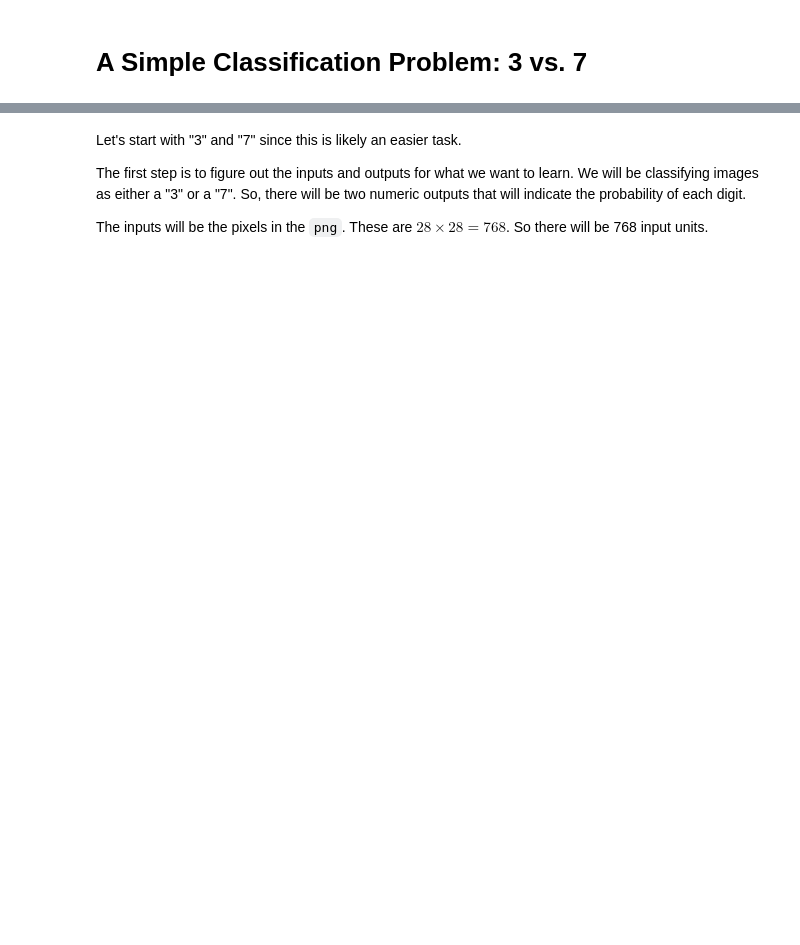
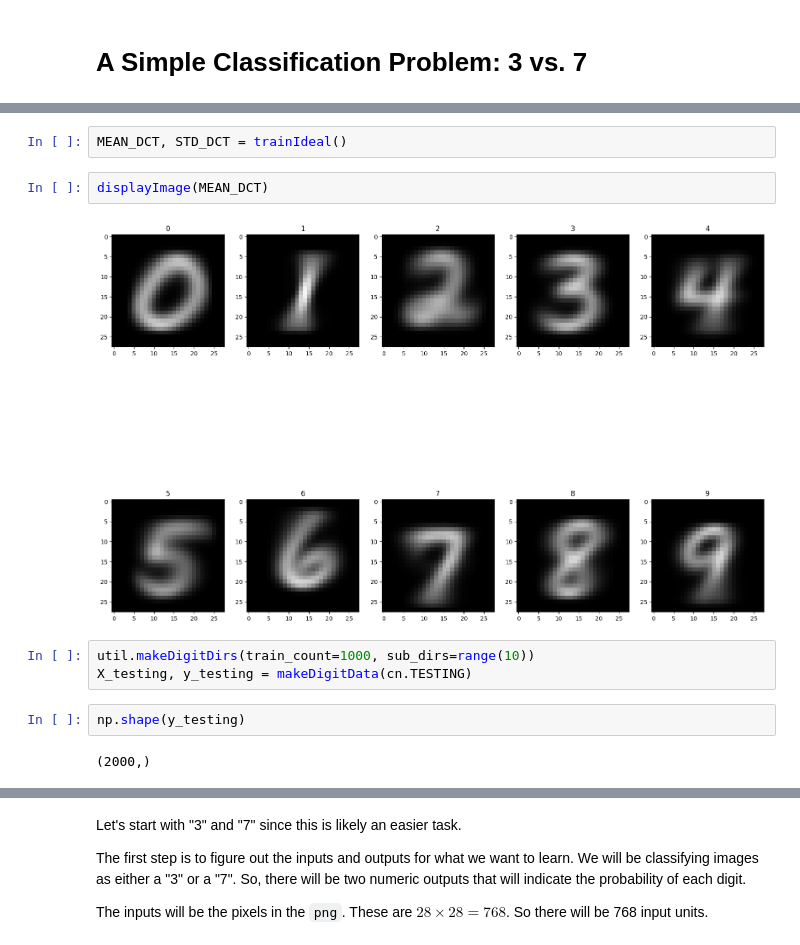
Before and after one commit to joseph-hellerstein/keras, a Jupyter notebook: notebooks/model_selection_evaluation_pt1.ipynb, the cells around one changed output, grey strips where cells are left out. Drawn from its saved outputs; the diff is of its cells as text; blank space fills up the shorter version.

```diff
--- a/notebooks/model_selection_evaluation_pt1.ipynb
+++ b/notebooks/model_selection_evaluation_pt1.ipynb
@@ -395,0 +446,13 @@ Data selection process.
+# %%
+MEAN_DCT, STD_DCT = trainIdeal()
+# %%
+displayImage(MEAN_DCT)
+# %% [output]
+[figure, added]
+# %%
+util.makeDigitDirs(train_count=1000, sub_dirs=range(10))
+X_testing, y_testing = makeDigitData(cn.TESTING)
+# %%
+np.shape(y_testing)
+# %% [output]
+(2000,)
```
Also changed, not shown: parts of 12 cells of this notebook.
